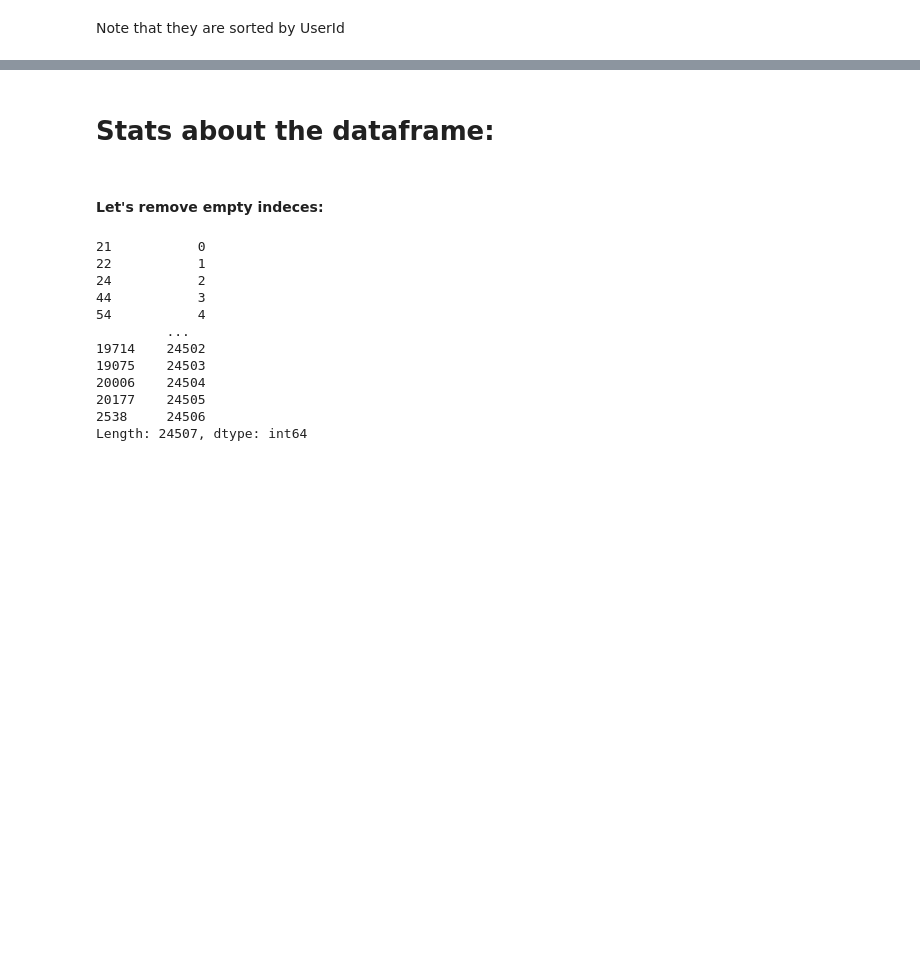
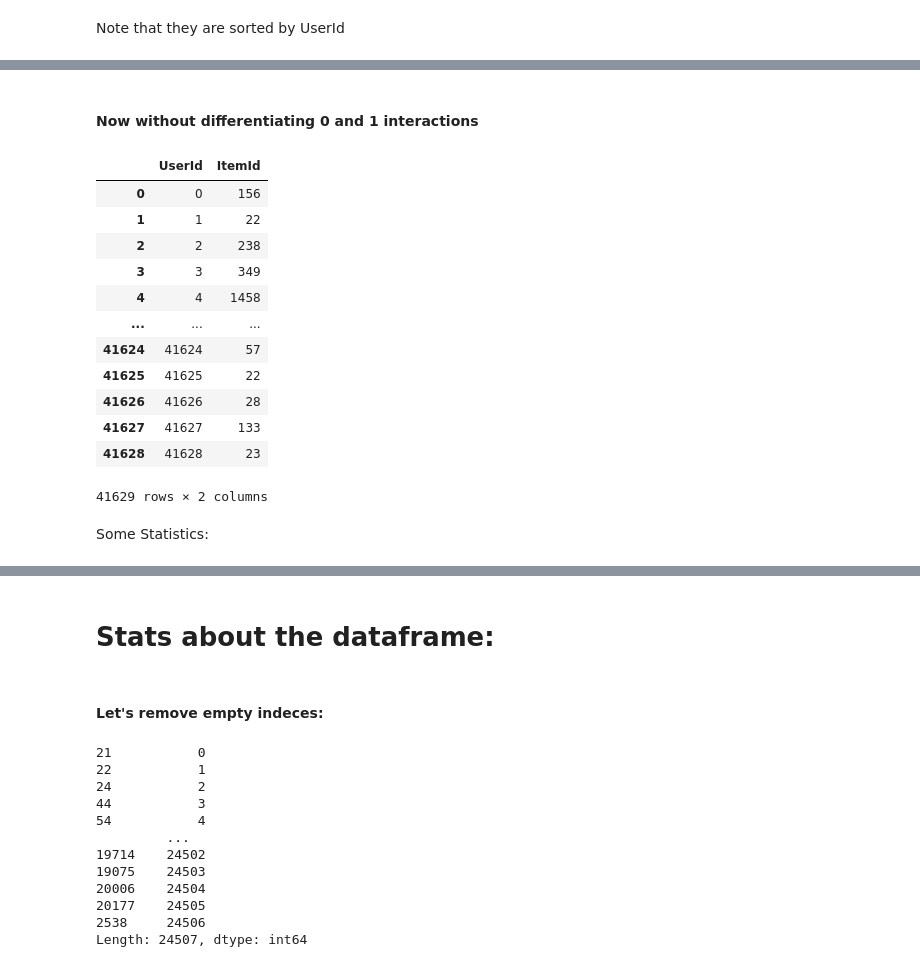
Before and after one commit to Benedart/RecSys-2022-Challenge-Polimi, a Jupyter notebook: challenge_notebooks/Data_Loading_and_Data_Visualization (Interactions and Impressions).ipynb, the cells around one changed output, grey strips where cells are left out. Drawn from its saved outputs; the diff is of its cells as text; code cells hidden in the pictures; blank space fills up the shorter version.

```diff
--- a/challenge_notebooks/Data_Loading_and_Data_Visualization (Interactions and Impressions).ipynb
+++ b/challenge_notebooks/Data_Loading_and_Data_Visualization (Interactions and Impressions).ipynb
@@ -40,0 +123,22 @@ itemId_unique = Interactions_and_Impressions["ItemId"].unique()
+# %% [markdown]
+#### Now without differentiating 0 and 1 interactions
+# %%
+Group_user = Interactions_and_Impressions.drop(['ImpressionList', 'Data'], axis=1)
+Group_user = Group_user.groupby(['UserId'], as_index=False).count()
+Group_user
+# %% [output]
+|  | UserId | ItemId |
+| 0 | 0 | 156 |
+| 1 | 1 | 22 |
+| 2 | 2 | 238 |
+| 3 | 3 | 349 |
+| 4 | 4 | 1458 |
+| ... | ... | ... |
+| 41624 | 41624 | 57 |
+| 41625 | 41625 | 22 |
+| 41626 | 41626 | 28 |
+| 41627 | 41627 | 133 |
+| 41628 | 41628 | 23 |
+41629 rows × 2 columns
+# %% [markdown]
+Some Statistics:
```
Also changed, not shown: parts of 29 cells of this notebook, 1 other file.
